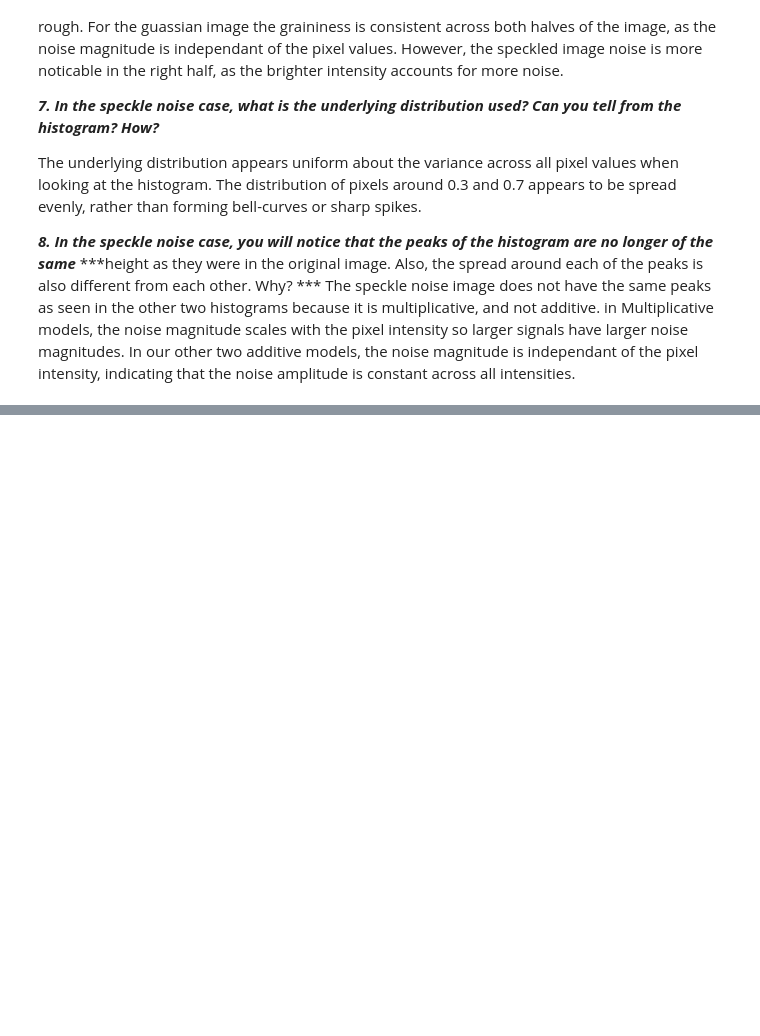
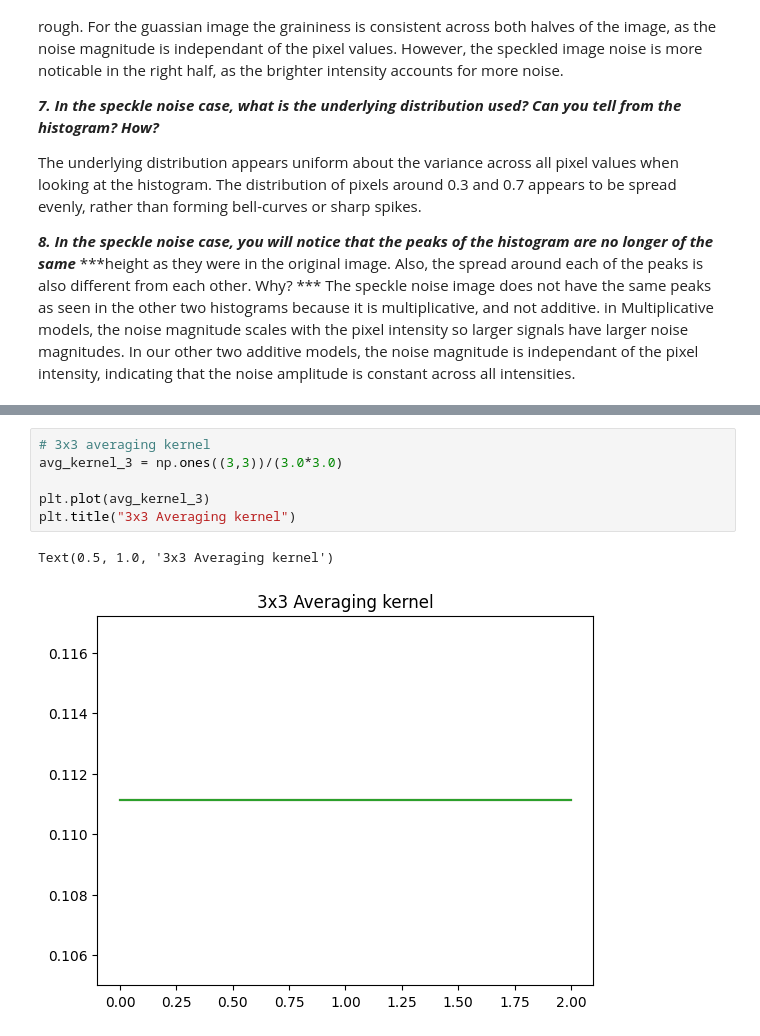
Before and after one commit to adeleyounis/SYDE575, a Jupyter notebook: Lab 2/Lab2.ipynb, the cells around one changed output, grey strips where cells are left out. Saved outputs shown, nothing was run; the diff lists cells and outputs as text; blank space fills up the shorter version.

```diff
--- a/Lab 2/Lab2.ipynb
+++ b/Lab 2/Lab2.ipynb
@@ -150,0 +172,9 @@ The speckle noise image does not have the same peaks as seen in the other two hi
+# %%
+# 3x3 averaging kernel
+avg_kernel_3 = np.ones((3,3))/(3.0*3.0)
+
+plt.plot(avg_kernel_3)
+plt.title("3x3 Averaging kernel")
+# %% [output]
+Text(0.5, 1.0, '3x3 Averaging kernel')
+[figure, added]
```
Also changed, not shown: parts of 17 cells of this notebook.
